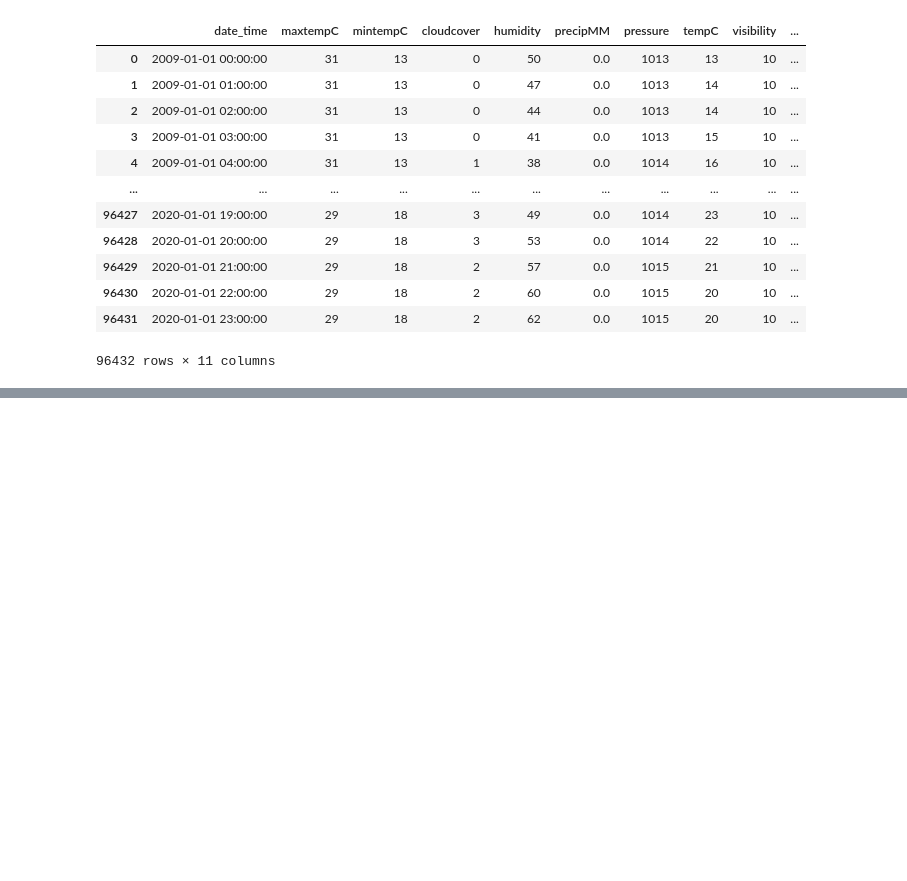
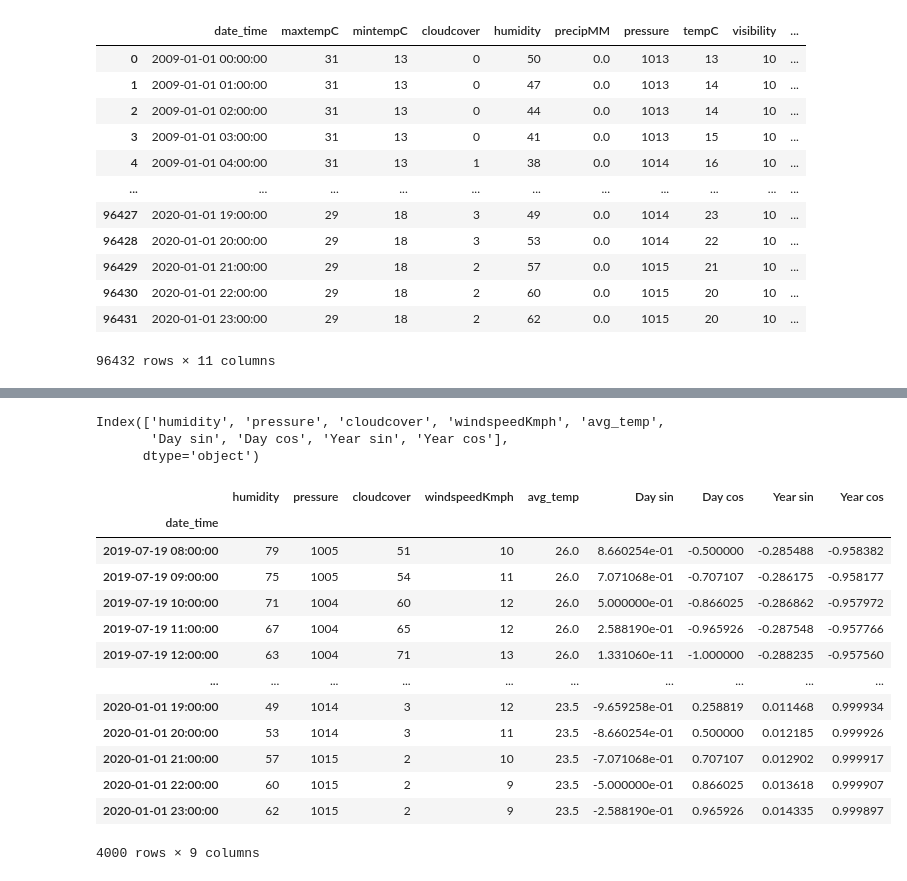
Before and after one commit to Rishit605/ML-Prediction-Models, a Jupyter notebook: MultiVariete_TimeSeries_Forecasting.ipynb, the cells around one changed output, grey strips where cells are left out. Cells and saved outputs as stored; diff of their text form; code cells hidden in the pictures; blank space fills up the shorter version.

```diff
--- a/MultiVariete_TimeSeries_Forecasting.ipynb
+++ b/MultiVariete_TimeSeries_Forecasting.ipynb
@@ -1289,0 +1878,23 @@ df
+# %%
+df3.columns
+# %% [output]
+Index(['humidity', 'pressure', 'cloudcover', 'windspeedKmph', 'avg_temp',
+       'Day sin', 'Day cos', 'Year sin', 'Year cos'],
+      dtype='object')
+# %%
+df3.tail(4000)
+# %% [output]
+|  | humidity | pressure | cloudcover | windspeedKmph | avg_temp | Day sin | Day cos | Year sin | Year cos |
+| date_time |  |  |  |  |  |  |  |  |  |
+| 2019-07-19 08:00:00 | 79 | 1005 | 51 | 10 | 26.0 | 8.660254e-01 | -0.500000 | -0.285488 | -0.958382 |
+| 2019-07-19 09:00:00 | 75 | 1005 | 54 | 11 | 26.0 | 7.071068e-01 | -0.707107 | -0.286175 | -0.958177 |
+| 2019-07-19 10:00:00 | 71 | 1004 | 60 | 12 | 26.0 | 5.000000e-01 | -0.866025 | -0.286862 | -0.957972 |
+| 2019-07-19 11:00:00 | 67 | 1004 | 65 | 12 | 26.0 | 2.588190e-01 | -0.965926 | -0.287548 | -0.957766 |
+| 2019-07-19 12:00:00 | 63 | 1004 | 71 | 13 | 26.0 | 1.331060e-11 | -1.000000 | -0.288235 | -0.957560 |
+| ... | ... | ... | ... | ... | ... | ... | ... | ... | ... |
+| 2020-01-01 19:00:00 | 49 | 1014 | 3 | 12 | 23.5 | -9.659258e-01 | 0.258819 | 0.011468 | 0.999934 |
+| 2020-01-01 20:00:00 | 53 | 1014 | 3 | 11 | 23.5 | -8.660254e-01 | 0.500000 | 0.012185 | 0.999926 |
+| 2020-01-01 21:00:00 | 57 | 1015 | 2 | 10 | 23.5 | -7.071068e-01 | 0.707107 | 0.012902 | 0.999917 |
+| 2020-01-01 22:00:00 | 60 | 1015 | 2 | 9 | 23.5 | -5.000000e-01 | 0.866025 | 0.013618 | 0.999907 |
+| 2020-01-01 23:00:00 | 62 | 1015 | 2 | 9 | 23.5 | -2.588190e-01 | 0.965926 | 0.014335 | 0.999897 |
+4000 rows × 9 columns
```
Also changed, not shown: parts of 50 cells of this notebook.
